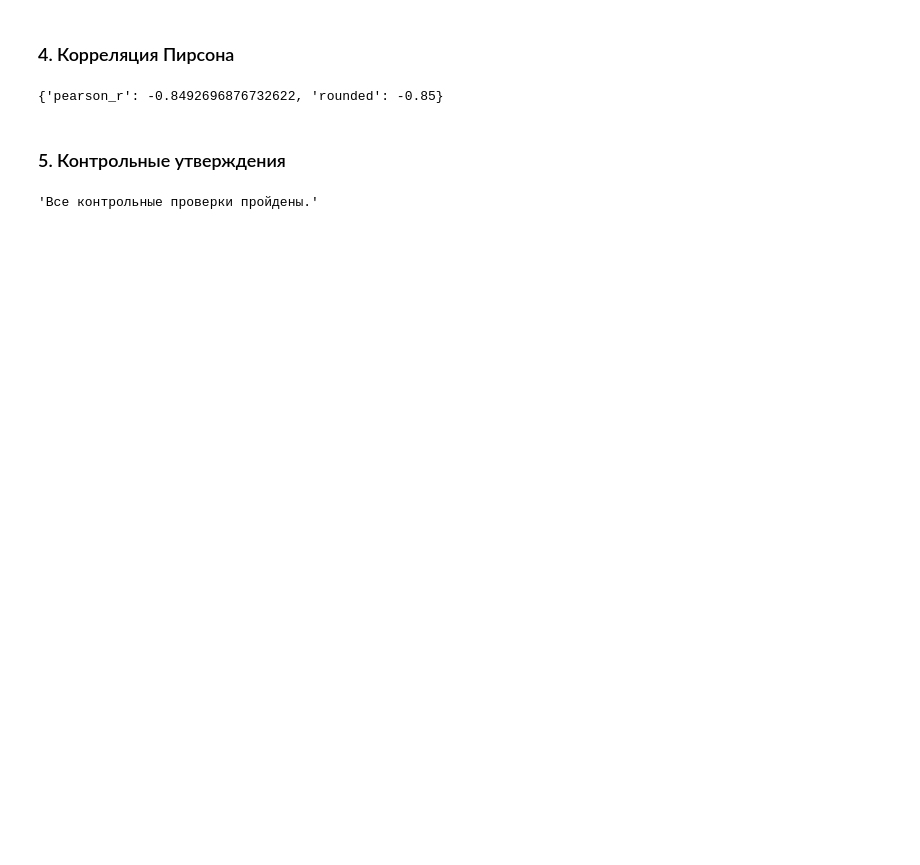
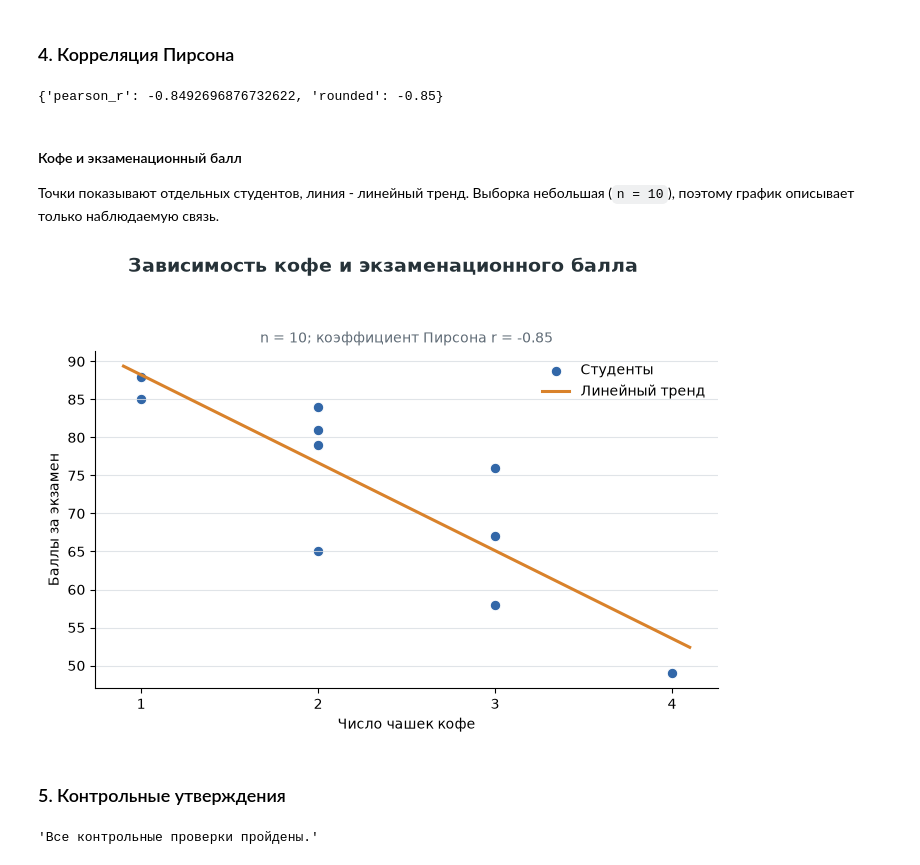
Before and after one commit to gulamovzavohir02-glitch/junior-data-analyst-test-task, a Jupyter notebook: analysis.ipynb, the cells around one changed output. Saved outputs shown, nothing was run; the diff lists cells and outputs as text; code cells hidden in the pictures; blank space fills up the shorter version.

```diff
--- a/analysis.ipynb
+++ b/analysis.ipynb
@@ -94,6 +179,35 @@ correlation = pearson_correlation(coffee, exam_scores)
 {'pearson_r': correlation, 'rounded': round(correlation, 2)}
 # %% [output]
 {'pearson_r': -0.8492696876732622, 'rounded': -0.85}
+# %% [markdown]
+#### Кофе и экзаменационный балл
+
+Точки показывают отдельных студентов, линия - линейный тренд. Выборка небольшая (`n = 10`), поэтому график описывает только наблюдаемую связь.
+# %%
+coffee_mean = sum(coffee) / len(coffee)
+score_mean = sum(exam_scores) / len(exam_scores)
+trend_slope = sum(
+    (cups - coffee_mean) * (score - score_mean)
+    for cups, score in zip(coffee, exam_scores)
+) / sum((cups - coffee_mean) ** 2 for cups in coffee)
+trend_intercept = score_mean - trend_slope * coffee_mean
+trend_x = [min(coffee) - 0.1, max(coffee) + 0.1]
+trend_y = [trend_slope * cups + trend_intercept for cups in trend_x]
+
+fig, ax = plt.subplots(figsize=(7, 5))
+ax.scatter(coffee, exam_scores, s=58, color=BLUE, edgecolor='white', linewidth=0.8, label='Студенты')
+ax.plot(trend_x, trend_y, color=ORANGE, linewidth=2.2, label='Линейный тренд')
+ax.set(xlabel='Число чашек кофе', ylabel='Баллы за экзамен')
+ax.set_xticks(sorted(set(coffee)))
+fig.suptitle('Зависимость кофе и экзаменационного балла', fontsize=14, fontweight='bold', color=INK)
+ax.set_title(f'n = {len(coffee)}; коэффициент Пирсона r = {correlation:.2f}', fontsize=10, color='#5F6B76')
+ax.grid(axis='y', color=GRID, linewidth=0.8, alpha=0.8)
+ax.spines[['top', 'right']].set_visible(False)
+ax.legend(frameon=False, loc='upper right')
+fig.tight_layout(rect=(0, 0, 1, 0.93))
+plt.show()
+# %% [output]
+[figure, added]
 # %% [markdown]
 ### 5. Контрольные утверждения
 # %%
```
Also changed, not shown: parts of 8 cells of this notebook, 3 other files.
